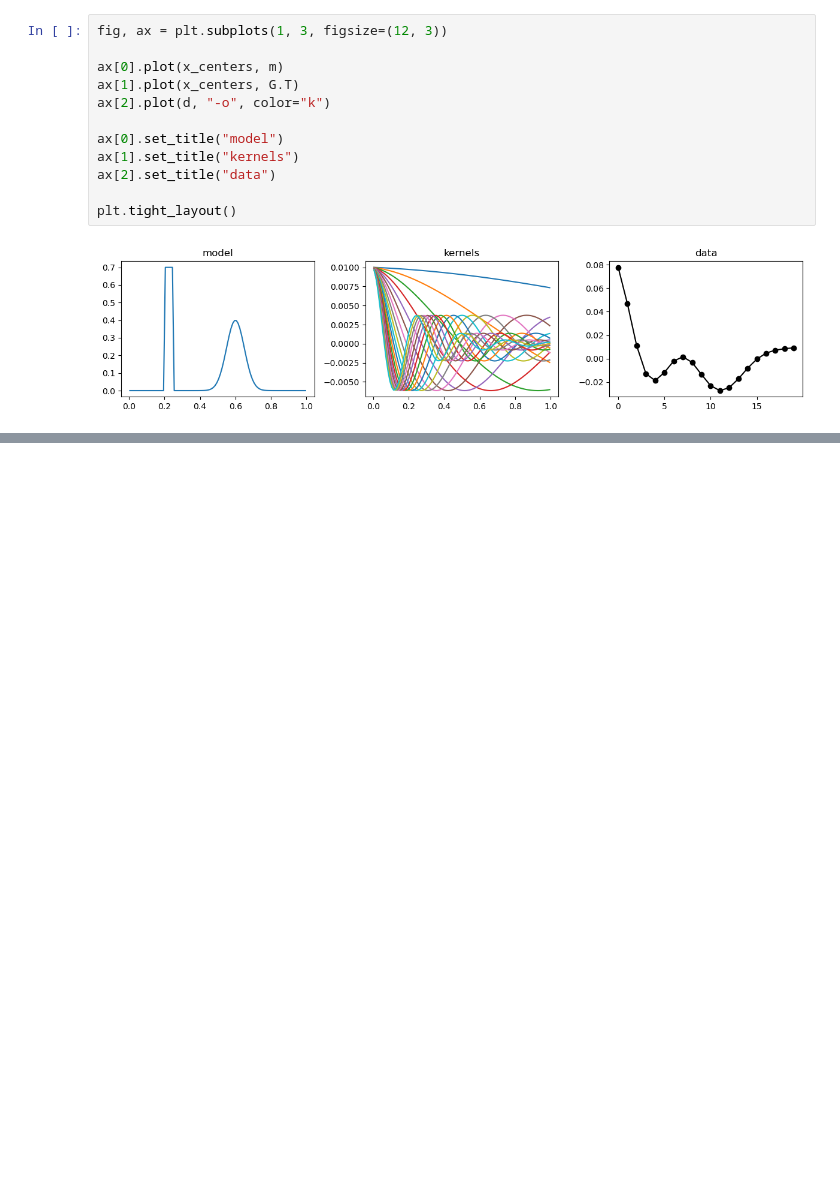
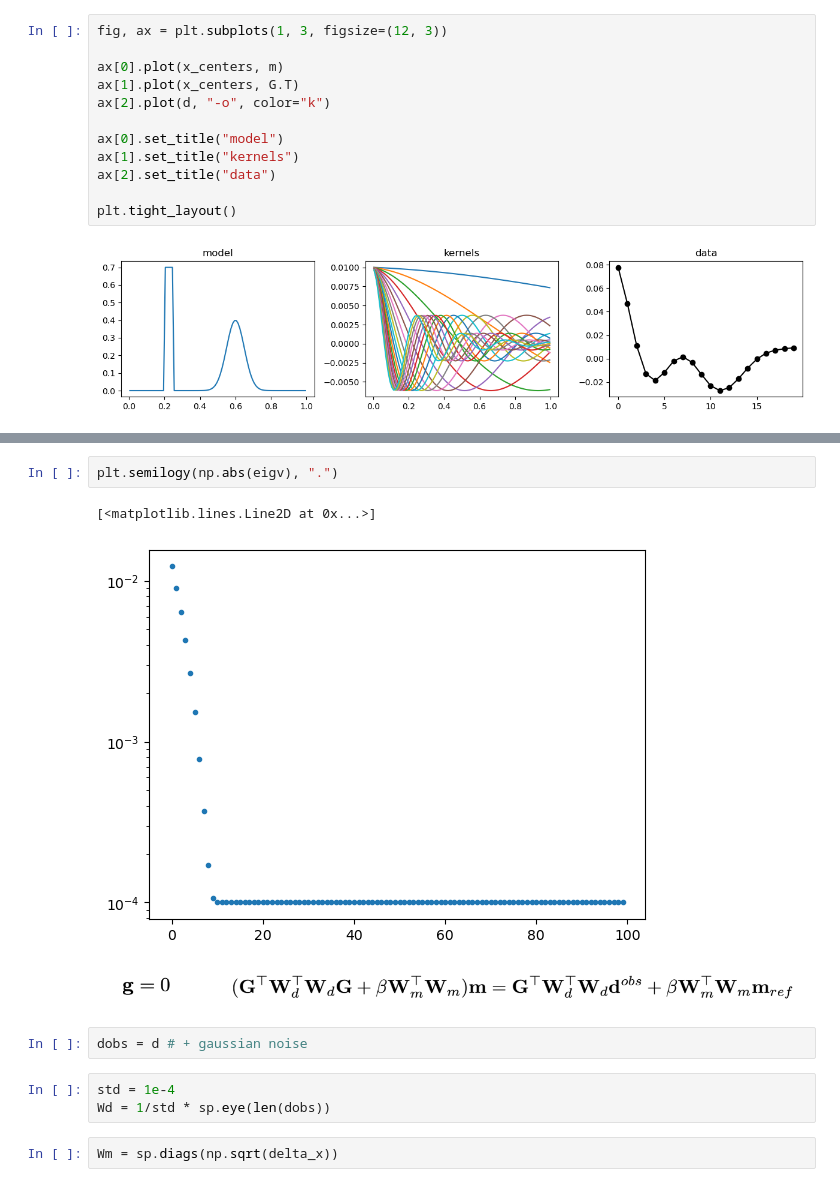
Before and after one commit to lheagy/eosc-454, a Jupyter notebook: lectures/Linear-problem.ipynb, the cells around one changed output, grey strips where cells are left out. Drawn from its saved outputs; the diff is of its cells as text; blank space fills up the shorter version.

```diff
--- a/lectures/Linear-problem.ipynb
+++ b/lectures/Linear-problem.ipynb
@@ -118,0 +129,14 @@ plt.tight_layout()
+# %%
+plt.semilogy(np.abs(eigv), ".")
+# %% [output]
+[<matplotlib.lines.Line2D at 0x...>]
+[figure, added]
+# %% [markdown]
+![image.png](attachment:5a5ac82b-f0fb-444f-853d-fc19f155f968.png)
+# %%
+dobs = d # + gaussian noise
+# %%
+std = 1e-4
+Wd = 1/std * sp.eye(len(dobs))
+# %%
+Wm = sp.diags(np.sqrt(delta_x))
```
Also changed, not shown: parts of 7 cells of this notebook.
